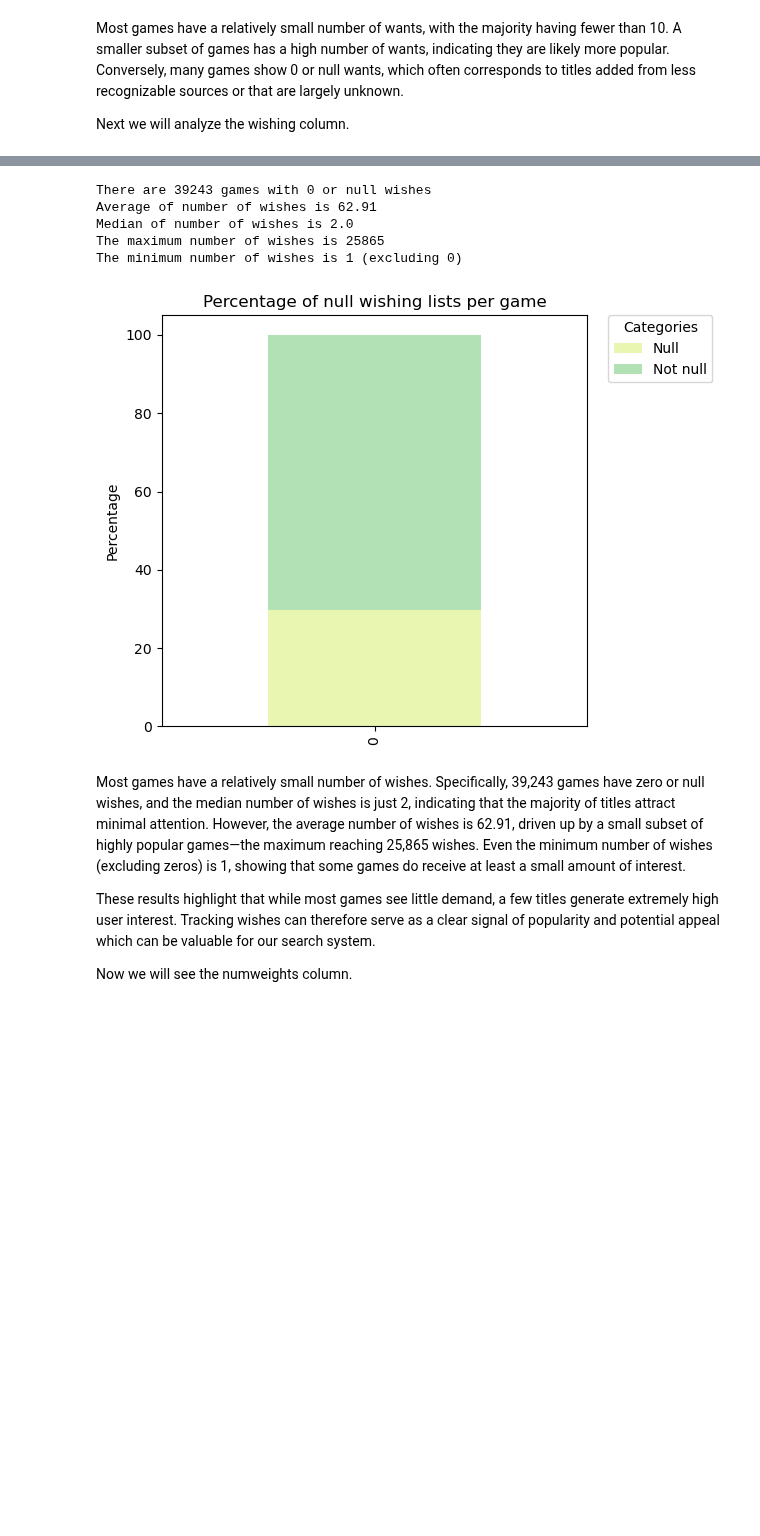
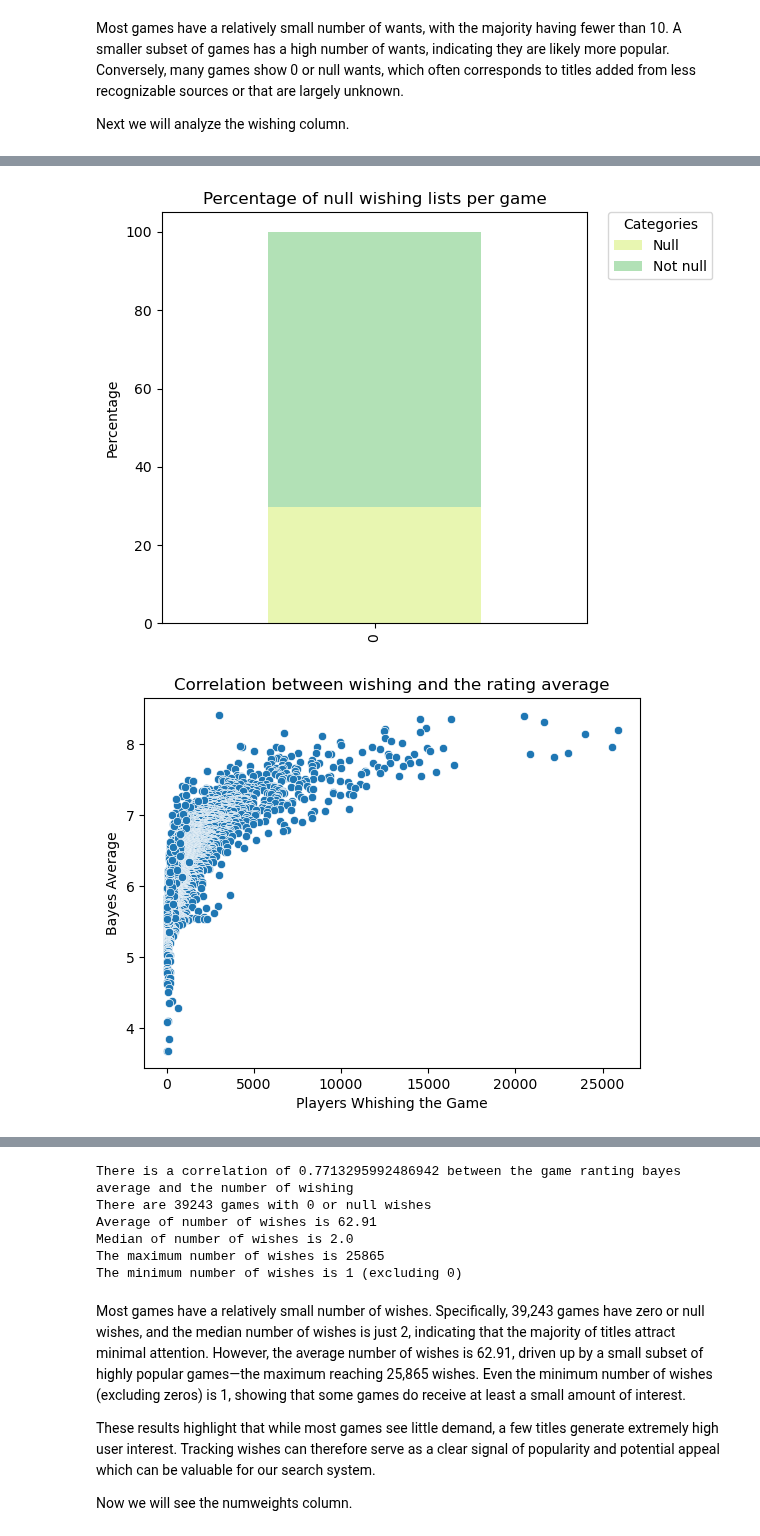
Before and after one commit to LsFaria04/PRI_Board_Games_Search_System, a Jupyter notebook: analysis.ipynb, the cells around one changed output, grey strips where cells are left out. Saved outputs shown, nothing was run; the diff lists cells and outputs as text; code cells hidden in the pictures; blank space fills up the shorter version.

```diff
--- a/analysis.ipynb
+++ b/analysis.ipynb
@@ -1356,30 +1418,49 @@ plt.title("Percentage of games per whishlist size")
 plt.legend(bbox_to_anchor=(1.05, 1), loc="upper left", borderaxespad=0, title = "Whishlist size")
 plt.tight_layout()
 plt.show()
 
 counts = pd.Series({
     "Null": ((df["wishing"].isna() ) | (df["wishing"] == 0)).sum(),
     "Not null": (df["wishing"].notna() & (df["wishing"] != 0)).sum()
 })
 percentages = counts / counts.sum() * 100
 null_wish_percentage =  pd.DataFrame([percentages])
 null_wish_percentage .plot(
     kind="bar", stacked=True, color=sb.color_palette("YlGnBu")
 )
 plt.ylabel("Percentage")
 plt.title("Percentage of null wishing lists per game")
 plt.legend(bbox_to_anchor=(1.05, 1), loc="upper left", borderaxespad=0, title = "Categories")
 plt.tight_layout()
+plt.show()
+
+sb.scatterplot(non_zero_average_bayes, x = "wishing", y = "bayesaverage")
+plt.title("Correlation between wishing and the rating average")
+plt.xlabel("Players Whishing the Game")
+plt.ylabel("Bayes Average")
+plt.show()
+
+wishing_less_5000 = non_null_wishing[(non_null_wishing["bayesaverage"] != 0) & (non_null_wishing["wishing"] < 5009)]
+sb.scatterplot(wishing_less_5000, x = "wishing", y = "bayesaverage")
+plt.title("Correlation between wishing and the rating average (less than 5000 wishing)")
+plt.xlabel("Players Whishing the Game")
+plt.ylabel("Bayes Average")
+plt.show()
+
+corr_value = non_zero_average_bayes["bayesaverage"].corr(df["wishing"], method="pearson")
+print(f'There is a correlation of {corr_value} between the game ranting bayes average and the number of wishing')
 
 
 
 print(f'There are {invalid_wishing.shape[0]} games with 0 or null wishes')
 print(f'Average of number of wishes is {round(df["wishing"].mean(), 2)}')
 print(f'Median of number of wishes is {df["wishing"].median()}')
 print(f'The maximum number of wishes is {max(non_null_wishing["wishing"])}')
 print(f'The minimum number of wishes is {min(non_null_wishing["wishing"])} (excluding 0)')
 # %% [output]
 [figure]
 [figure]
 [figure]
 [figure]
+[figure]
+[figure, added]
@@ -1386,9 +1468,9 @@ print(f'The minimum number of wishes is {min(non_null_wishing["wishing"])} (excl
+There is a correlation of 0.7713295992486942 between the game ranting bayes average and the number of wishing
 There are 39243 games with 0 or null wishes
 Average of number of wishes is 62.91
 Median of number of wishes is 2.0
 The maximum number of wishes is 25865
 The minimum number of wishes is 1 (excluding 0)
-[figure]
 # %% [markdown]
 Most games have a relatively small number of wishes. Specifically, 39,243 games have zero or null wishes, and the median number of wishes is just 2, indicating that the majority of titles attract minimal attention. However, the average number of wishes is 62.91, driven up by a small subset of highly popular games—the maximum reaching 25,865 wishes. Even the minimum number of wishes (excluding zeros) is 1, showing that some games do receive at least a small amount of interest.
 
```
Also changed, not shown: parts of 5 cells of this notebook.
